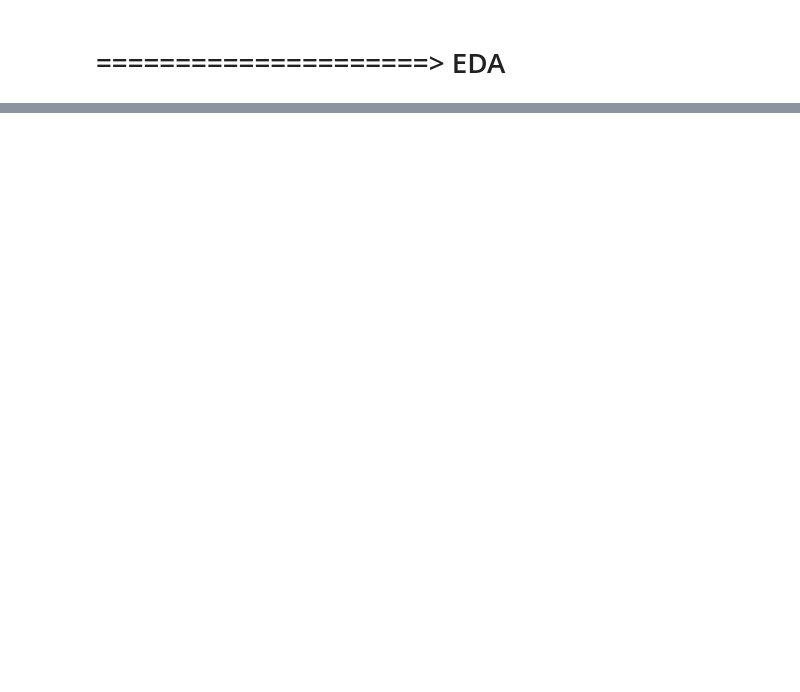
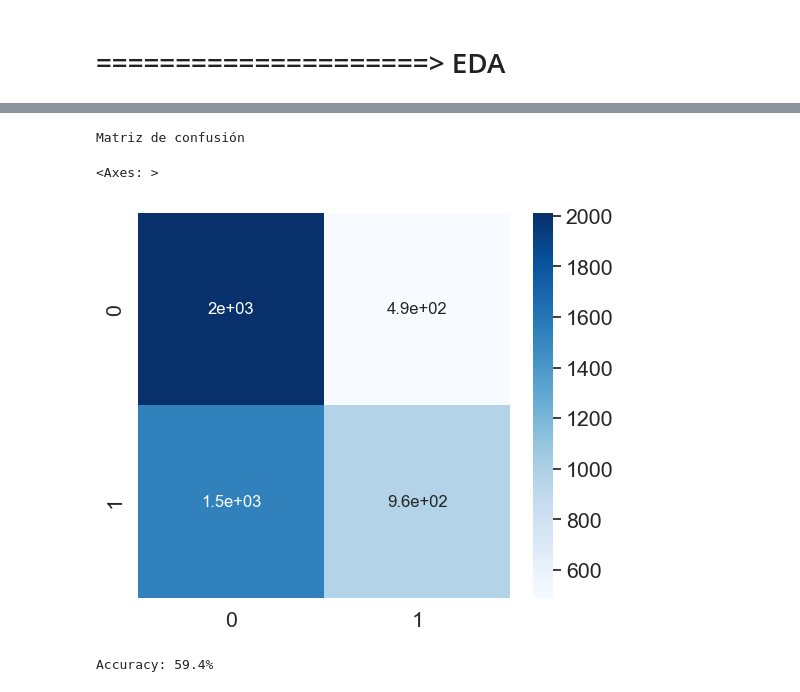
Before and after one commit to JorgeCostaMacia/kaggle-bootcamp-data-science-y-python, a Jupyter notebook: src/main.ipynb, the cells around one changed output, grey strips where cells are left out. Saved outputs shown, nothing was run; the diff lists cells and outputs as text; code cells hidden in the pictures; blank space fills up the shorter version.

```diff
--- a/src/main.ipynb
+++ b/src/main.ipynb
@@ -280,0 +514,18 @@ print(typed_cols)
+# %%
+predicciones = modelo.predict(X = X_test_prep,)
+pred_proba = modelo.predict_proba(X = X_test_prep)
+
+data = confusion_matrix(y_test, predicciones)
+
+print("Matriz de confusión")
+plt.figure(figsize = (6,5))
+sns.set(font_scale=1.4) #for label size
+sns.heatmap(data, cmap="Blues", annot=True, annot_kws={"size": 12})
+# %% [output]
+Matriz de confusión
+<Axes: >
+[figure, added]
+# %%
+print(f'Accuracy: {round(100*accuracy_score(y_test, predicciones),1)}%')
+# %% [output]
+Accuracy: 59.4%
```
Also changed, not shown: parts of 50 cells of this notebook.
